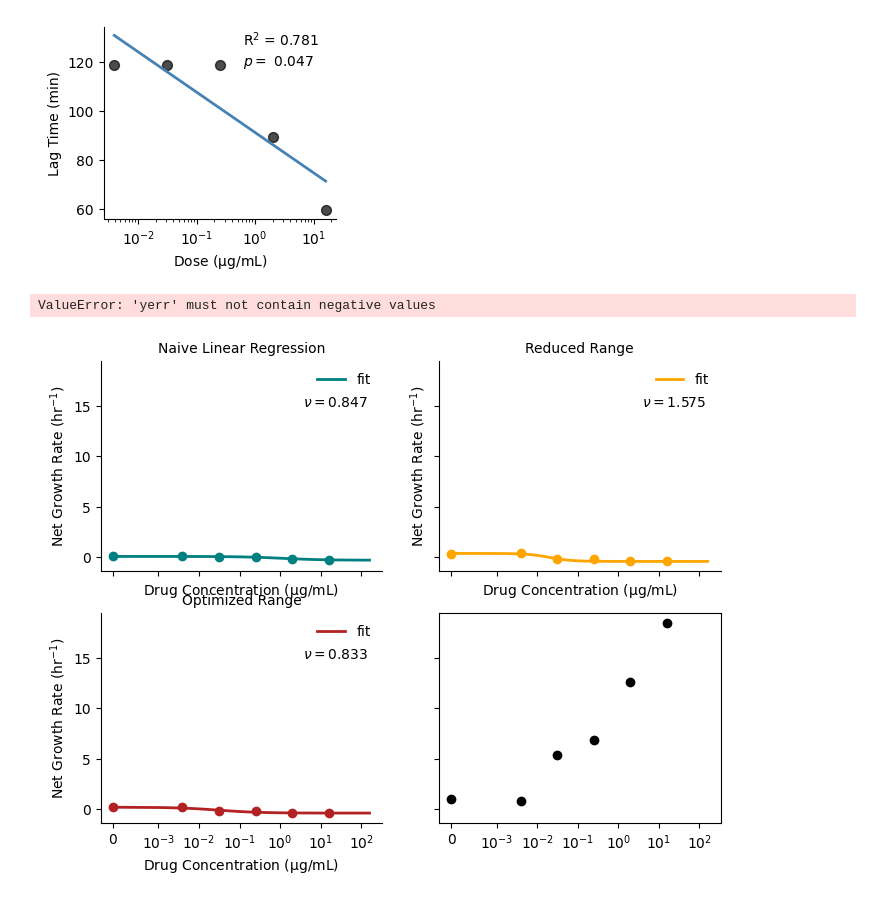
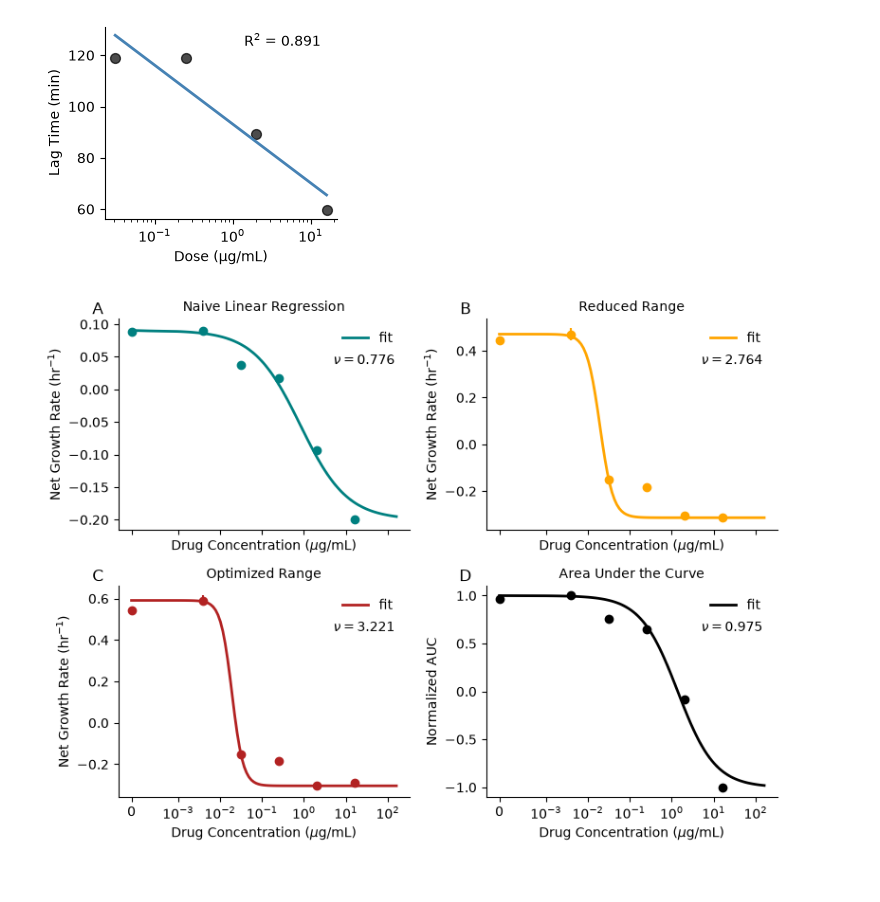
Before and after one commit to eshanking/time-kill-protocol, a Jupyter notebook: data/experiment_code/gr_est_statistical_comparison_Ecoli_CEF_07152026.ipynb, the cells around one changed output. Saved outputs shown, nothing was run; the diff lists cells and outputs as text; code cells hidden in the pictures.

Commit message:
updated data analysis

```diff
--- a/data/experiment_code/gr_est_statistical_comparison_Ecoli_CEF_07152026.ipynb
+++ b/data/experiment_code/gr_est_statistical_comparison_Ecoli_CEF_07152026.ipynb
@@ -135,7 +138,7 @@ for exp_key in exp_layout.keys():
     mean_dict[exp_key] = np.mean(data_t,axis=0)
     err_dict[exp_key] = np.std(data_t,axis=0)
 
-    cell_count_data = rfu30_to_cell_count(data_t,background_subtracted=False)
+    cell_count_data = rfu30_to_cell_count(data_t,background_subtracted=True)
     cell_count_mean[exp_key] = np.mean(cell_count_data,axis=0)
     cell_count_err[exp_key] = np.std(cell_count_data,axis=0)
     cell_count_log_err[exp_key] = np.std(np.log10(cell_count_data),axis=0)
@@ -172,7 +175,7 @@ lin_range_dict = {}
 naive_range_dict = {}
 naive_reg_dict = {}
 
-exclude = 2
+exclude = 0
 
 row_indx = 0
 
@@ -355,7 +358,8 @@ for ax in ax_list[-1,:]:
     ax.set_xlabel('Time (min)')
 
 for key,i in enumerate(cell_count_mean.keys()):
-    ax_list[0,key].set_title(str(i) + ' $\mathrm{\mu g/mL}$',fontsize=10)
+    i = np.round(i,4)
+    ax_list[0,key].set_title(str(i) + r' $\mathrm{\mu g/mL}$',fontsize=10)
 
 
 # get the unique legend elements
@@ -379,7 +383,7 @@ lag_err = {}
 lag_total = []
 dose_total = []
 
-for key in concentrations[1:]:
+for key in concentrations[2:]:
 
     lag_t = []
 
@@ -406,17 +410,19 @@ Y = np.array(list(lag_mean.values()))
 
 res = stats.linregress(X,Y)
 
+# X_fit = np.linspace(np.min(X),np.max(X),100)
+# Y_fit = res.slope*X_fit + res.intercept
+# X_plot = np.linspace(np.log10(concentrations[1]),np.log10(concentrations[-1]),100)
+
 X_fit = np.linspace(np.min(X),np.max(X),100)
 Y_fit = res.slope*X_fit + res.intercept
-X_plot = np.linspace(np.log10(concentrations[1]),np.log10(concentrations[-1]),100)
+X_plot = np.linspace(np.log10(concentrations[2]),np.log10(concentrations[-1]),100)
 
 ax.plot(10**X_plot,Y_fit,color='steelblue',label='Linear Fit',linewidth=2)
 
-ax.annotate(f'$\mathrm{{R^2}}$ = {res.rvalue**2:.3f}',(0.6,0.9),xycoords='axes fraction')
-# annotate p value
-ax.annotate(f'$p =$ {res.pvalue:.3f}',(0.6,0.8),xycoords='axes fraction')
+ax.annotate(rf'$\mathrm{{R^2}}$ = {res.rvalue**2:.3f}',(0.6,0.9),xycoords='axes fraction')
 
-ax.set_xlabel('Dose ($\mathrm{\mu g/mL}$)')
+ax.set_xlabel(r'Dose ($\mathrm{\mu g/mL}$)')
 ax.set_ylabel('Lag Time (min)')
 
 ax.spines['right'].set_visible(False)
@@ -426,7 +432,7 @@ ax.set_xscale('log')
 
 fig.savefig('../../figures/lag_time_Ecoli_CEF_07152026.pdf',bbox_inches='tight')
 # %% [output]
-[figure, old version]
+[figure, new version]
 # %%
 auc_dict = {}
 
@@ -435,17 +441,21 @@ for key in cell_count_mean.keys():
     auc_est = []
     for i in range(n_replicates):
         y = np.log10(cell_count_raw[key][i])
-        y = y/y[0]
-        auc_est.append(np.trapz(time,y))
+        # y = cell_count_raw[key][i]
+        # y = y/y[0]
+        auc_est.append(np.trapezoid(y,time))
 
     dict_t = {'avg':np.mean(auc_est),'err':np.std(auc_est)}
     auc_dict[key] = dict_t
 
-# normalize for conc = 0
-max_auc = auc_dict[0]['avg']
+
+
+max_auc = max([auc_dict[key]['avg'] for key in auc_dict.keys()])
+min_auc = min([auc_dict[key]['avg'] for key in auc_dict.keys()])
 for key in auc_dict.keys():
-    auc_dict[key]['mean'] = auc_dict[key]['avg']/max_auc
+    auc_dict[key]['mean'] = 2*(auc_dict[key]['avg'] - min_auc)/(max_auc - min_auc) - 1
     auc_dict[key]['err'] = auc_dict[key]['err']/max_auc
+    # print(key,auc_dict[key]['mean'])
 # %%
 def pharmacodynamic_curve(c, gmax, gmin, mic, k):
     """pharmacodynamic model adapted from Foerster et al.
@@ -471,7 +481,7 @@ def pharmacodynamic_curve(c, gmax, gmin, mic, k):
 
     return g
 
-fig,ax_list = plt.subplots(ncols=2,nrows=2,figsize=(8,6),sharex=True,sharey=True)
+fig,ax_list = plt.subplots(ncols=2,nrows=2,figsize=(8,6),sharex=True,sharey=False)
 
 pd_est_methods = [naive_reg_dict,naive_range_dict,lin_range_dict,auc_dict]
 titles = ['Naive Linear Regression','Reduced Range','Optimized Range','Area Under the Curve']
@@ -503,41 +513,41 @@ for i,dict_t in enumerate(pd_est_methods):
         popt,pcov = curve_fit(lambda x, mic,k: pharmacodynamic_curve(x,gmax,gmin,mic,k),
                                 conc_list,gr_mean,p0=p0,maxfev=100000)
 
-        conc_fit = np.logspace(np.log10(concentrations[1]) - 1, np.log10(concentrations[-1]) + 1,100)
+        conc_fit = np.logspace(np.log10(concentrations[1]) - 1, np.log10(concentrations[-1]) + 1, 100)
         # append 0 to the beginning of the array
         conc_fit = np.insert(conc_fit,0,0)
         gr_fit = pharmacodynamic_curve(conc_fit,gmax,gmin,popt[0],popt[1])
 
         gr_fit = np.array(gr_fit)
 
         ax.plot(conc_fit,gr_fit,color=color_list[i],alpha=1,linewidth=2,zorder=-1,label='fit')
 
         ax.set_xscale('symlog',linthresh=0.001)
 
         ax.legend(frameon=False,loc=[0.75,0.85])
-        ax.set_xlabel('Drug Concentration ($\mathrm{\mu}$g/mL)')
+        ax.set_xlabel(r'Drug Concentration ($\mu\mathrm{g/mL}$)')
         ax.set_ylabel(ylabels[i])
         ax.set_title(titles[i],fontsize=10)
 
         # get the coordinate of the right corner of the legend
 
         ax.annotate('$\\nu = $' + str(round(popt[1],3)),(0.95,0.8),xycoords='axes fraction',ha='right',va='center')
         # ax.annotate('Mean $RSS$ = ' + mean_rss,(0.95,0.7),xycoords='axes fraction',ha='right',va='center')
 
         ax.spines['right'].set_visible(False)
         ax.spines['top'].set_visible(False)
+        # ax.set_ylim(gmin - 0.1, gmax + 0.1)
 
 labels = ['A','B','C','D']
 
 for i,ax in enumerate(ax_list.flatten()):
-    ax.text(-0.05, 1.05, labels[i], transform=ax.transAxes,fontsize=12, va='top', ha='right')
+    ax.text(-0.05, 1.08, labels[i], transform=ax.transAxes,fontsize=12, va='top', ha='right')
 
 fig.tight_layout()
 
 fig.savefig('../../figures/pharmacodynamic_fit_Ecoli_CEF_07152026.pdf',bbox_inches='tight')
 # %% [output]
-ValueError: 'yerr' must not contain negative values
-[figure, old version]
+[figure, new version]
 # %%
 fig,ax = plt.subplots(figsize=(2.8,2.5))
 
```
Also changed, not shown: parts of 7 cells of this notebook, 38 other files.
